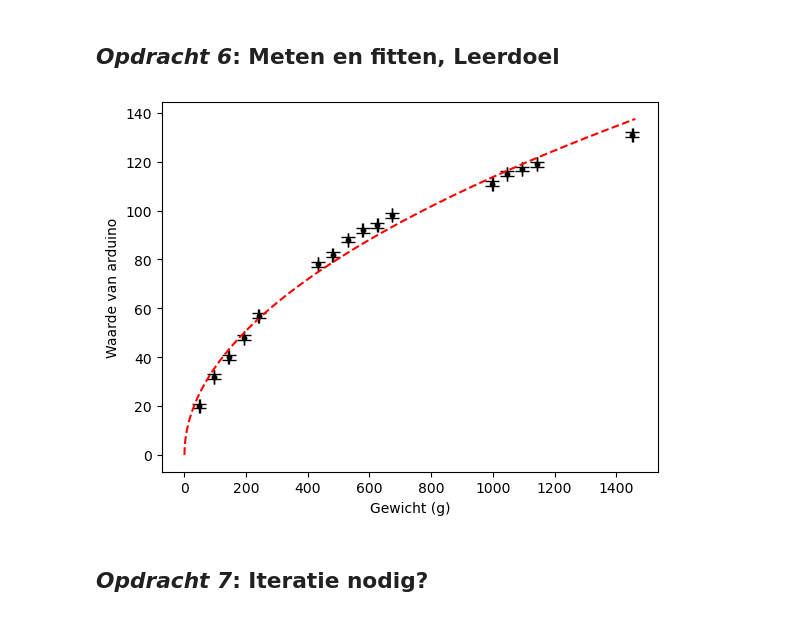
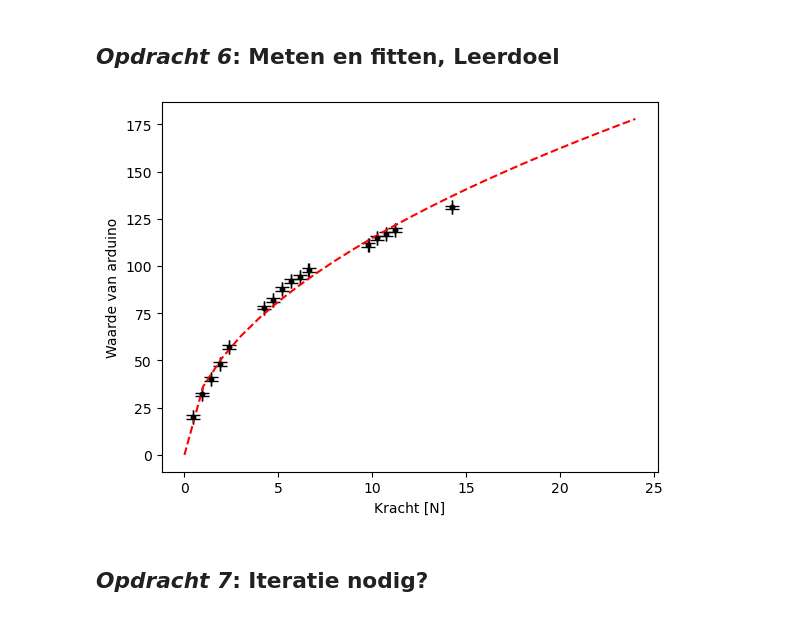
Before and after one commit to yaeljawahierkhan/opdrachten-DEF-D, a Jupyter notebook: FysiekeOntwerpopdrachten/1KalibreerEenSensorDigitaalAnaloog/DEFOntwerpopdracht1KalibreerEenSensorInvulTemplate.ipynb, the cells around one changed output. Saved outputs shown, nothing was run; the diff lists cells and outputs as text; code cells hidden in the pictures.

```diff
--- a/FysiekeOntwerpopdrachten/1KalibreerEenSensorDigitaalAnaloog/DEFOntwerpopdracht1KalibreerEenSensorInvulTemplate.ipynb
+++ b/FysiekeOntwerpopdrachten/1KalibreerEenSensorDigitaalAnaloog/DEFOntwerpopdracht1KalibreerEenSensorInvulTemplate.ipynb
@@ -95,24 +95,24 @@ W_data = np.array([
    1095.06,
    1142.90,
    1452.60
-])
+])*9.81/1000
 # %%
 def lineare_fit(x, a):
     return a * x**0.5
 
 val, cov = curve_fit(lineare_fit, W_data, A_data)
 
 x_test = np.arange(max(W_data) + 10)
 
 plt.figure()
 plt.plot(W_data, A_data, 'k.')
-plt.errorbar(W_data, A_data, yerr=1,xerr=1, fmt='k.', capsize=5)
+plt.errorbar(W_data, A_data, yerr=1,xerr=9.81/1000, fmt='k.', capsize=5)
 plt.plot(x_test, lineare_fit(x_test, *val), 'r--')
-plt.xlabel('Gewicht (g)')
+plt.xlabel('Kracht [N]')
 plt.ylabel('Waarde van arduino')
 plt.show()
 # %% [output]
-[figure, old version]
+[figure, new version]
 # %% [markdown]
 ## *Opdracht 7*: Iteratie nodig?
 # %% [markdown]
```
Also changed, not shown: parts of 3 cells of this notebook.
